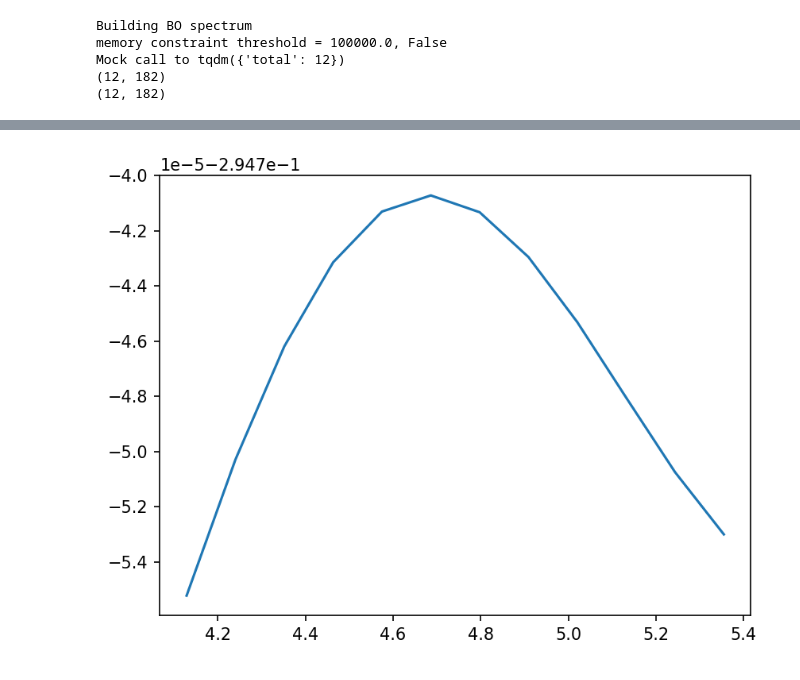
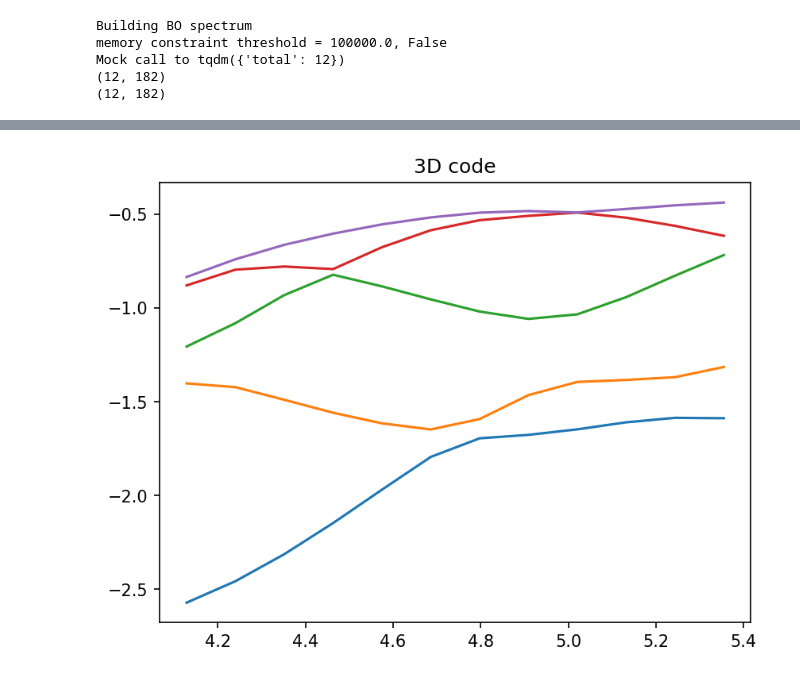
Before and after one commit to subotnikgroup/xebees, a Jupyter notebook: 3D/notebook-3D-exact.ipynb, the cells around one changed output, grey strips where cells are left out. Drawn from its saved outputs; the diff is of its cells as text; code cells hidden in the pictures.

```diff
--- a/3D/notebook-3D-exact.ipynb
+++ b/3D/notebook-3D-exact.ipynb
@@ -65,17 +65,18 @@ Mock call to tqdm({'total': 12})
 # %%
 fig,ax = plt.subplots()
 ax.plot(H.R_lab, Ad_n[:,0])
 # ax.plot(H.R_lab, Ad_vn[:,0])
-# ax.plot(H.R_lab, Ad_n[:,1])
-# ax.plot(H.R_lab, Ad_n[:,2])
-# ax.plot(H.R_lab, Ad_n[:,3])
-# ax.plot(H.R_lab, Ad_n[:,4])
+ax.plot(H.R_lab, Ad_n[:,1])
+ax.plot(H.R_lab, Ad_n[:,2])
+ax.plot(H.R_lab, Ad_n[:,3])
+ax.plot(H.R_lab, Ad_n[:,4])
 
+ax.set_title("3D code")
 display(fig)
 # %% [output]
 [interactive output not drawn]
 [interactive output not drawn]
-[figure, old version]
+[figure, new version]
 # %%
 H2D = fcm2D.Hamiltonian(args)
 Ad_vn, Ad_n = H2D.BO_spectrum()
```
Also changed, not shown: parts of 4 cells of this notebook, 1 other file.
